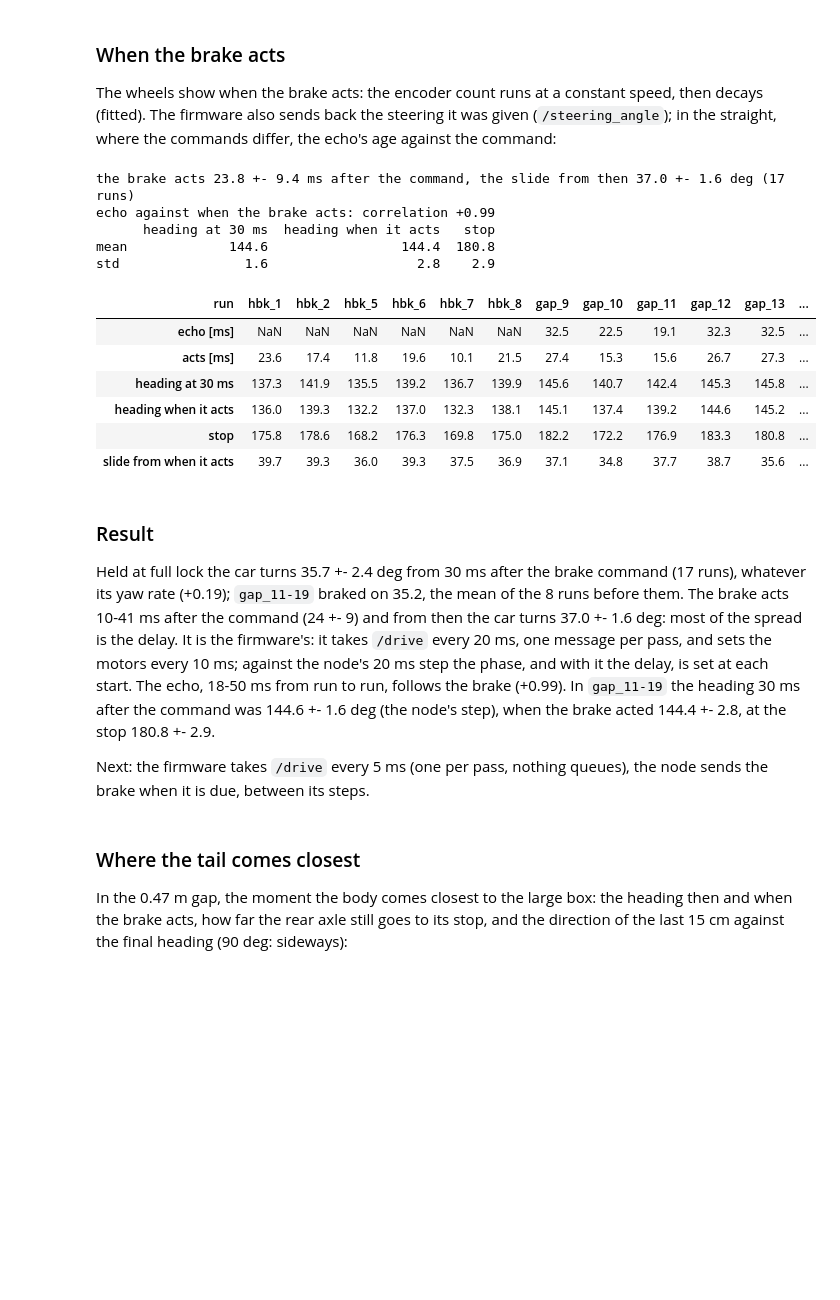
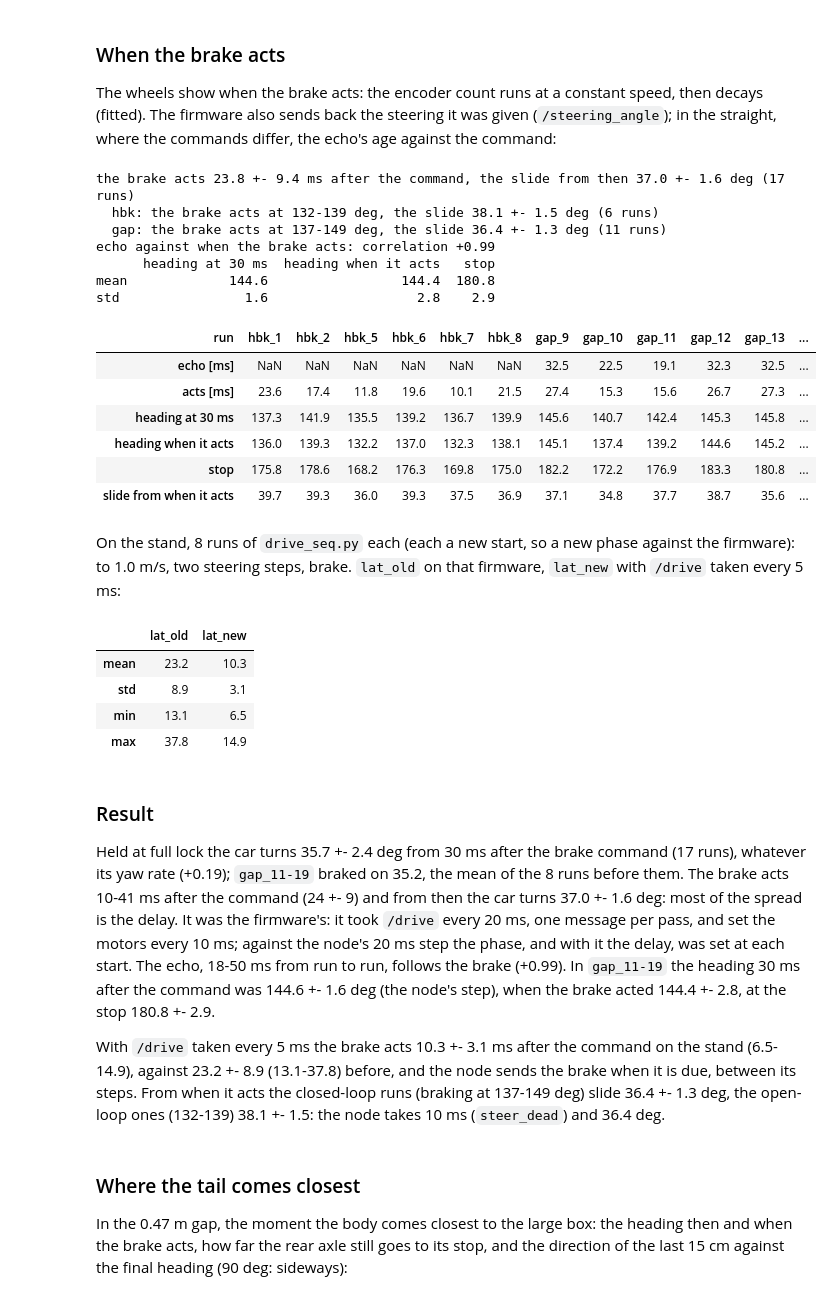
Before and after one commit to Gelminaio/drift-mpc-ackermann, a Jupyter notebook: notebooks/sideways.ipynb, the cells around one changed output. Saved outputs shown, nothing was run; the diff lists cells and outputs as text; code cells hidden in the pictures; blank space fills up the shorter version.

Commit message:
analysis: brake delay before and after the firmware fix

```diff
--- a/notebooks/sideways.ipynb
+++ b/notebooks/sideways.ipynb
@@ -93,7 +94,7 @@ def run(segs, v0, t_max=4.0):
     go = np.ones(n, bool)
     out = []
     for i in range(int(t_max / H)):
-        t = i * H - vm.STEER_DEAD
+        t = i * H - DEAD
         j = np.minimum((ends < t).sum(axis=1), k - 1)
         steer = np.where(t < 0, 0.0, segs[np.arange(n), j, 1])
         speed = np.where(t < 0, v0, segs[np.arange(n), j, 2])
@@ -259,7 +260,7 @@ for run_, (ba, sb) in RUNS.items():
     slip = np.degrees(np.angle(np.exp(1j * (np.arctan2(v[:, 1], v[:, 0]) - hh))))
     px, py, pp, pg = script(ba, sb)
     rows.append({'run': run_, 'brake_at': ba, 'steering braked': sb,
-                 'braked at, true [deg]': np.degrees(np.interp(t_brake + vm.STEER_DEAD, g['t'] - lag, g['psi'])),
+                 'braked at, true [deg]': np.degrees(np.interp(t_brake + DEAD, g['t'] - lag, g['psi'])),
                  'r max': g.loc[(g['t'] - lag > t_kick) & (g['t'] - lag < t_brake), 'r'].max(),
                  'rear slip min [deg]': slip[kick_part[1:-1]].min(), 'stop x': xy[-1, 0], 'stop y': xy[-1, 1],
                  'stop [deg]': np.degrees(g['psi'].iloc[-1]), 'slot [m]': slot(car_path(run_)[:, :, None])[0],
@@ -499,7 +500,7 @@ for run_ in [f'hbk_{i}' for i in range(1, 9)] + list(RUNS):
     g = read(run_, 'gyro_path').assign(t=lambda x: x['t'] - 0.055)      # the lidar lag of these sessions
     d = read(run_, 'drive')
     t_kick = d.loc[d['cmd_speed'] > 1.0, 't'].iloc[0]
-    t_brake = d.loc[(d['t'] > t_kick) & (d['cmd_speed'] < 0.02), 't'].iloc[0] + vm.STEER_DEAD
+    t_brake = d.loc[(d['t'] > t_kick) & (d['cmd_speed'] < 0.02), 't'].iloc[0] + DEAD
     steer = d.loc[(d['t'] > t_brake) & (d['t'] < t_brake + 0.4), 'cmd_steer'].mean()
     rows.append({'run': run_, 'steering': steer, 'r at the brake': np.interp(t_brake, g['t'], g['r']),
                  'slide [deg]': np.degrees(g['psi'].iloc[-1] - np.interp(t_brake, g['t'], g['psi']))})
@@ -525,11 +526,8 @@ differ, the echo's age against the command:
 from scipy.optimize import least_squares
 
 
-def brake_acts(run_):
-    # s from the brake command to when the wheels begin to slow (encoder count read 7 ms before it is received)
-    j, d = read(run_, 'joint_states'), read(run_, 'drive')
-    t_kick = d.loc[d['cmd_speed'] > 1.0, 't'].iloc[0]
-    tb = d.loc[(d['t'] > t_kick) & (d['cmd_speed'] < 0.02), 't'].iloc[0]
+def onset(j, tb):
+    # s from tb to when the wheels begin to slow (encoder count read 7 ms before it is received)
     w = j[(j['t'] > tb - 0.12) & (j['t'] < tb + 0.16)]
     t, p = w['t'].to_numpy() - 0.007 - tb, ((w['pl'] + w['pr']) / 2).to_numpy()
 
@@ -538,7 +536,14 @@ def brake_acts(run_):
         return np.where(t < t0, p0 + u0 * (t - t0), p0 + u0 * tau * (1 - np.exp(-np.maximum(t - t0, 0) / tau)))
 
     fits = [least_squares(lambda q: wheels(q) - p, [np.interp(t0, t, p), 39.0, t0, 0.08]) for t0 in np.arange(0.0, 0.08, 0.01)]
-    return tb, min(fits, key=lambda f: f.cost).x[2]
+    return min(fits, key=lambda f: f.cost).x[2]
+
+
+def brake_acts(run_):
+    j, d = read(run_, 'joint_states'), read(run_, 'drive')
+    t_kick = d.loc[d['cmd_speed'] > 1.0, 't'].iloc[0]
+    tb = d.loc[(d['t'] > t_kick) & (d['cmd_speed'] < 0.02), 't'].iloc[0]
+    return tb, onset(j, tb)
 
 
 def echo(run_):
@@ -565,6 +570,9 @@ acting = pd.DataFrame(rows).set_index('run')
 acting['slide from when it acts'] = acting['stop'] - acting['heading when it acts']
 print(f'the brake acts {acting["acts [ms]"].mean():.1f} +- {acting["acts [ms]"].std():.1f} ms after the command, the slide from then '
       f'{acting["slide from when it acts"].mean():.1f} +- {acting["slide from when it acts"].std():.1f} deg ({len(acting)} runs)')
+for name, c in acting.groupby(acting.index.str[:3], sort=False):
+    print(f'  {name}: the brake acts at {c["heading when it acts"].min():.0f}-{c["heading when it acts"].max():.0f} deg, the slide '
+          f'{c["slide from when it acts"].mean():.1f} +- {c["slide from when it acts"].std():.1f} deg ({len(c)} runs)')
 e = acting.dropna()
 print(f'echo against when the brake acts: correlation {np.corrcoef(e["echo [ms]"], e["acts [ms]"])[0, 1]:+.2f}')
 rule = acting.loc[[r for r in acting.index if r in closed.index and closed.loc[r, 'brake'].startswith('turn')]]
@@ -572,6 +580,8 @@ print(rule[['heading at 30 ms', 'heading when it acts', 'stop']].agg(['mean', 's
 acting.round(1).T
 # %% [output]
 the brake acts 23.8 +- 9.4 ms after the command, the slide from then 37.0 +- 1.6 deg (17 runs)
+  hbk: the brake acts at 132-139 deg, the slide 38.1 +- 1.5 deg (6 runs)
+  gap: the brake acts at 137-149 deg, the slide 36.4 +- 1.3 deg (11 runs)
 echo against when the brake acts: correlation +0.99
       heading at 30 ms  heading when it acts   stop
 mean             144.6                 144.4  180.8
@@ -583,19 +593,38 @@ std                1.6                   2.8    2.9
 | heading when it acts | 136.0 | 139.3 | 132.2 | 137.0 | 132.3 | 138.1 | 145.1 | 137.4 | 139.2 | 144.6 | 145.2 | ... |
 | stop | 175.8 | 178.6 | 168.2 | 176.3 | 169.8 | 175.0 | 182.2 | 172.2 | 176.9 | 183.3 | 180.8 | ... |
 | slide from when it acts | 39.7 | 39.3 | 36.0 | 39.3 | 37.5 | 36.9 | 37.1 | 34.8 | 37.7 | 38.7 | 35.6 | ... |
+# %% [markdown]
+On the stand, 8 runs of `drive_seq.py` each (each a new start, so a new phase against the firmware): to 1.0
+m/s, two steering steps, brake. `lat_old` on that firmware, `lat_new` with `/drive` taken every 5 ms:
+# %%
+def brakes(run_):
+    j, d = read(run_, 'joint_states'), read(run_, 'drive')
+    v = d['cmd_speed'].to_numpy()
+    return [1000 * onset(j, tb) for tb in d['t'].to_numpy()[1:][(v[:-1] >= 0.9) & (v[1:] < 0.02)]]
+
+
+pd.DataFrame({run_: brakes(run_) for run_ in ['lat_old', 'lat_new']}).agg(['mean', 'std', 'min', 'max']).round(1)
+# %% [output]
+|  | lat_old | lat_new |
+| mean | 23.2 | 10.3 |
+| std | 8.9 | 3.1 |
+| min | 13.1 | 6.5 |
+| max | 37.8 | 14.9 |
 # %% [markdown]
 ### Result
 
 Held at full lock the car turns 35.7 +- 2.4 deg from 30 ms after the brake command (17 runs), whatever its yaw
 rate (+0.19); `gap_11-19` braked on 35.2, the mean of the 8 runs before them. The brake acts 10-41 ms after the
-command (24 +- 9) and from then the car turns 37.0 +- 1.6 deg: most of the spread is the delay. It is the
-firmware's: it takes `/drive` every 20 ms, one message per pass, and sets the motors every 10 ms; against the
-node's 20 ms step the phase, and with it the delay, is set at each start. The echo, 18-50 ms from run to run,
+command (24 +- 9) and from then the car turns 37.0 +- 1.6 deg: most of the spread is the delay. It was the
+firmware's: it took `/drive` every 20 ms, one message per pass, and set the motors every 10 ms; against the
+node's 20 ms step the phase, and with it the delay, was set at each start. The echo, 18-50 ms from run to run,
 follows the brake (+0.99). In `gap_11-19` the heading 30 ms after the command was 144.6 +- 1.6 deg (the node's
 step), when the brake acted 144.4 +- 2.8, at the stop 180.8 +- 2.9.
 
-Next: the firmware takes `/drive` every 5 ms (one per pass, nothing queues), the node sends the brake when it
-is due, between its steps.
+With `/drive` taken every 5 ms the brake acts 10.3 +- 3.1 ms after the command on the stand (6.5-14.9), against
+23.2 +- 8.9 (13.1-37.8) before, and the node sends the brake when it is due, between its steps. From when it acts
+the closed-loop runs (braking at 137-149 deg) slide 36.4 +- 1.3 deg, the open-loop ones (132-139) 38.1 +- 1.5:
+the node takes 10 ms (`steer_dead`) and 36.4 deg.
 # %% [markdown]
 ### Where the tail comes closest
 
```
Also changed, not shown: parts of 1 cell of this notebook, 1 other file.
